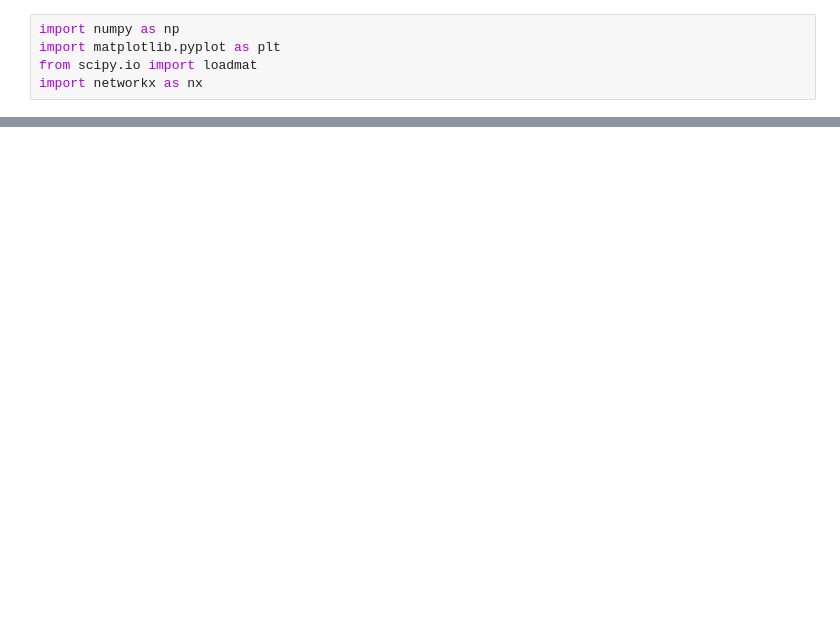
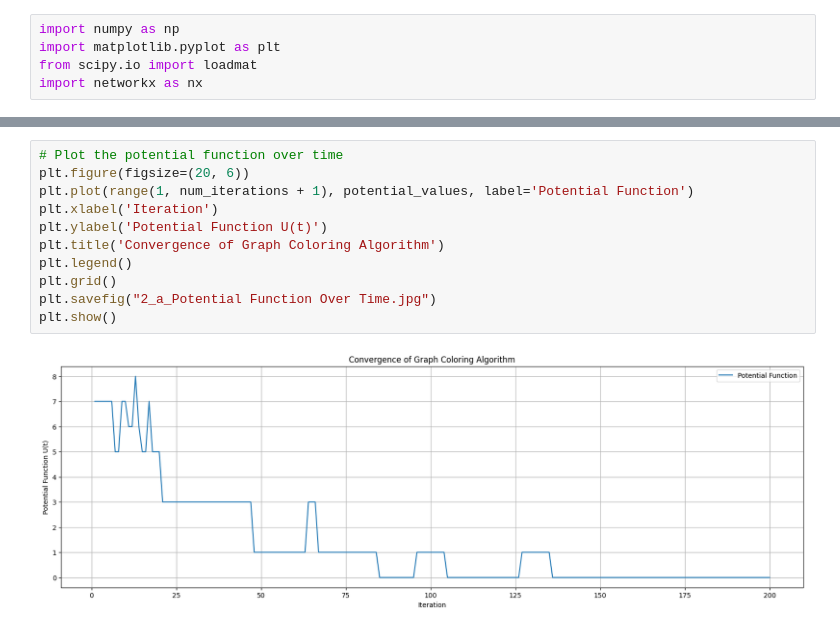
Before and after one commit to taha-kms/Network-Dynamics-and-Learning, a Jupyter notebook: hw3/ex2/exercise_2_coloring.ipynb, the cells around one changed output, grey strips where cells are left out. Drawn from its saved outputs; the diff is of its cells as text; blank space fills up the shorter version.

```diff
--- a/hw3/ex2/exercise_2_coloring.ipynb
+++ b/hw3/ex2/exercise_2_coloring.ipynb
@@ -68 +75,14 @@ def draw_colored_graph_straight_line(states, adjacency_matrix, title="",file= No
+# %%
+# Plot the potential function over time
+plt.figure(figsize=(20, 6))
+plt.plot(range(1, num_iterations + 1), potential_values, label='Potential Function')
+plt.xlabel('Iteration')
+plt.ylabel('Potential Function U(t)')
+plt.title('Convergence of Graph Coloring Algorithm')
+plt.legend()
+plt.grid()
+plt.savefig("2_a_Potential Function Over Time.jpg")
+plt.show()
+# %% [output]
+[figure, added]
 # %%
```
Also changed, not shown: parts of 15 cells of this notebook, 2 other files.
